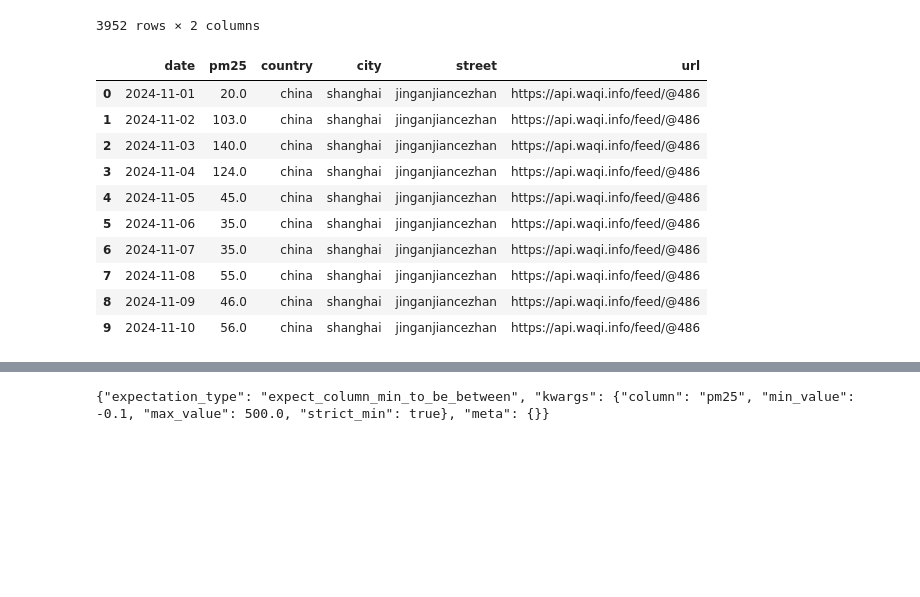
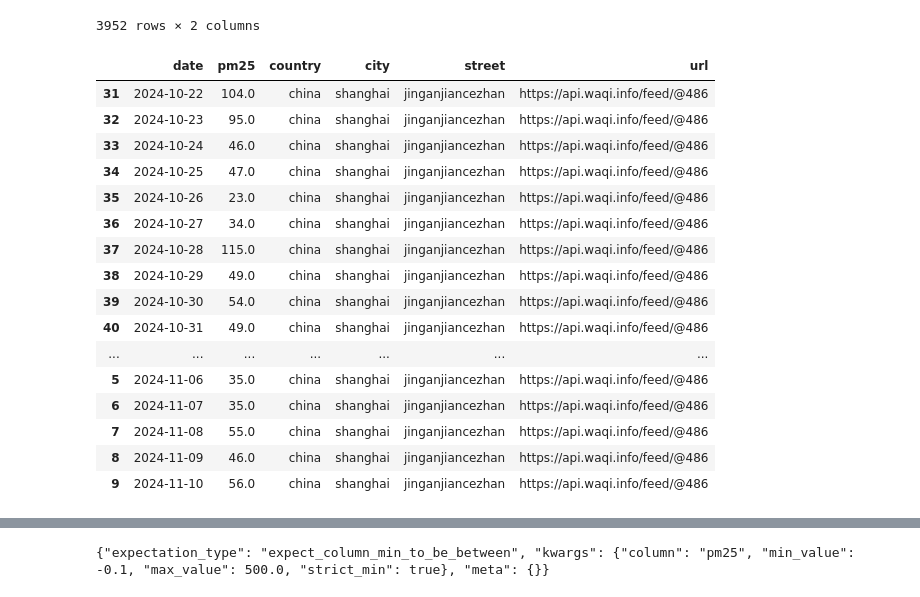
Before and after one commit to AMomozZz/mlfs-book, a Jupyter notebook: notebooks/ch03/1_air_quality_feature_backfill.ipynb, the cells around one changed output, grey strips where cells are left out. Saved outputs shown, nothing was run; the diff lists cells and outputs as text; code cells hidden in the pictures; blank space fills up the shorter version.

```diff
--- a/notebooks/ch03/1_air_quality_feature_backfill.ipynb
+++ b/notebooks/ch03/1_air_quality_feature_backfill.ipynb
@@ -133,19 +133,25 @@ df_aq
 # %%
 # Your sensor may have columns we won't use, so only keep the date and pm25 columns
 # If the column names in your DataFrame are different, rename your columns to `date` and `pm25`
 df_aq['country']=country
 df_aq['city']=city
 df_aq['street']=street
 df_aq['url']=aqicn_url
 
-df_aq.sort_values(by='date', ascending=True).tail(10)
+df_aq.sort_values(by='date', ascending=True).tail(20)
 # %% [output]
 |  | date | pm25 | country | city | street | url |
-| 0 | 2024-11-01 | 20.0 | china | shanghai | jinganjiancezhan | https://api.waqi.info/feed/@486 |
-| 1 | 2024-11-02 | 103.0 | china | shanghai | jinganjiancezhan | https://api.waqi.info/feed/@486 |
-| 2 | 2024-11-03 | 140.0 | china | shanghai | jinganjiancezhan | https://api.waqi.info/feed/@486 |
-| 3 | 2024-11-04 | 124.0 | china | shanghai | jinganjiancezhan | https://api.waqi.info/feed/@486 |
-| 4 | 2024-11-05 | 45.0 | china | shanghai | jinganjiancezhan | https://api.waqi.info/feed/@486 |
+| 31 | 2024-10-22 | 104.0 | china | shanghai | jinganjiancezhan | https://api.waqi.info/feed/@486 |
+| 32 | 2024-10-23 | 95.0 | china | shanghai | jinganjiancezhan | https://api.waqi.info/feed/@486 |
+| 33 | 2024-10-24 | 46.0 | china | shanghai | jinganjiancezhan | https://api.waqi.info/feed/@486 |
+| 34 | 2024-10-25 | 47.0 | china | shanghai | jinganjiancezhan | https://api.waqi.info/feed/@486 |
+| 35 | 2024-10-26 | 23.0 | china | shanghai | jinganjiancezhan | https://api.waqi.info/feed/@486 |
+| 36 | 2024-10-27 | 34.0 | china | shanghai | jinganjiancezhan | https://api.waqi.info/feed/@486 |
+| 37 | 2024-10-28 | 115.0 | china | shanghai | jinganjiancezhan | https://api.waqi.info/feed/@486 |
+| 38 | 2024-10-29 | 49.0 | china | shanghai | jinganjiancezhan | https://api.waqi.info/feed/@486 |
+| 39 | 2024-10-30 | 54.0 | china | shanghai | jinganjiancezhan | https://api.waqi.info/feed/@486 |
+| 40 | 2024-10-31 | 49.0 | china | shanghai | jinganjiancezhan | https://api.waqi.info/feed/@486 |
+| ... | ... | ... | ... | ... | ... | ... |
 | 5 | 2024-11-06 | 35.0 | china | shanghai | jinganjiancezhan | https://api.waqi.info/feed/@486 |
 | 6 | 2024-11-07 | 35.0 | china | shanghai | jinganjiancezhan | https://api.waqi.info/feed/@486 |
 | 7 | 2024-11-08 | 55.0 | china | shanghai | jinganjiancezhan | https://api.waqi.info/feed/@486 |
```
Also changed, not shown: parts of 9 cells of this notebook, 1 other file.
